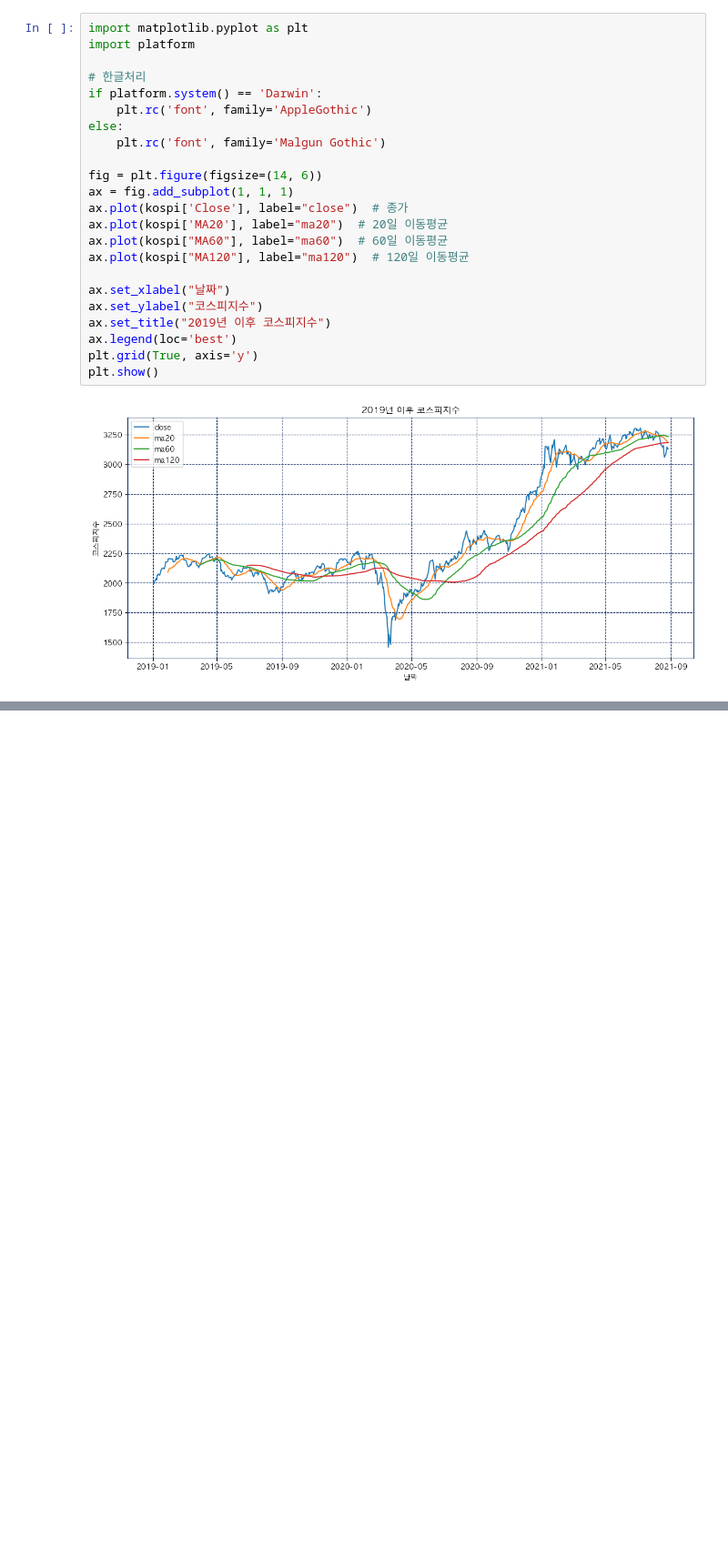
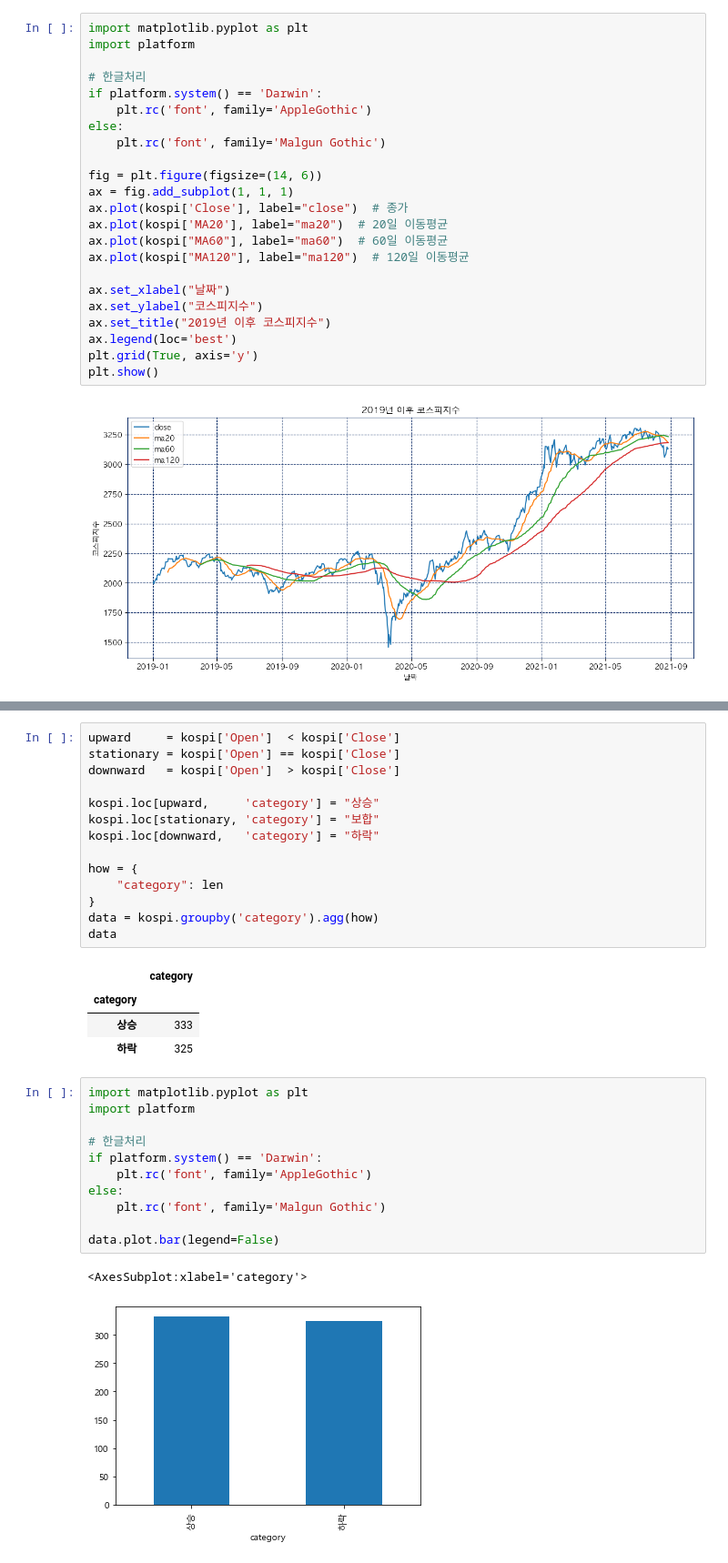
Before and after one commit to sharebook-kr/book-pandas-for-finance, a Jupyter notebook: ch07/graph.ipynb, the cells around one changed output, grey strips where cells are left out. Shown at 91% size. Saved outputs shown, nothing was run; the diff lists cells and outputs as text; blank space fills up the shorter version.

```diff
--- a/ch07/graph.ipynb
+++ b/ch07/graph.ipynb
@@ -569,0 +618,33 @@ plt.show()
+# %%
+upward     = kospi['Open']  < kospi['Close']
+stationary = kospi['Open'] == kospi['Close']
+downward   = kospi['Open']  > kospi['Close']
+
+kospi.loc[upward,     'category'] = "상승"
+kospi.loc[stationary, 'category'] = "보합"
+kospi.loc[downward,   'category'] = "하락"
+
+how = {
+    "category": len
+}
+data = kospi.groupby('category').agg(how)
+data
+# %% [output]
+|  | category |
+| category |  |
+| 상승 | 333 |
+| 하락 | 325 |
+# %%
+import matplotlib.pyplot as plt
+import platform
+
+# 한글처리
+if platform.system() == 'Darwin':
+    plt.rc('font', family='AppleGothic')
+else:
+    plt.rc('font', family='Malgun Gothic')
+
+data.plot.bar(legend=False)
+# %% [output]
+<AxesSubplot:xlabel='category'>
+[figure, added]
```
Also changed, not shown: parts of 6 cells of this notebook, 3 other files.
